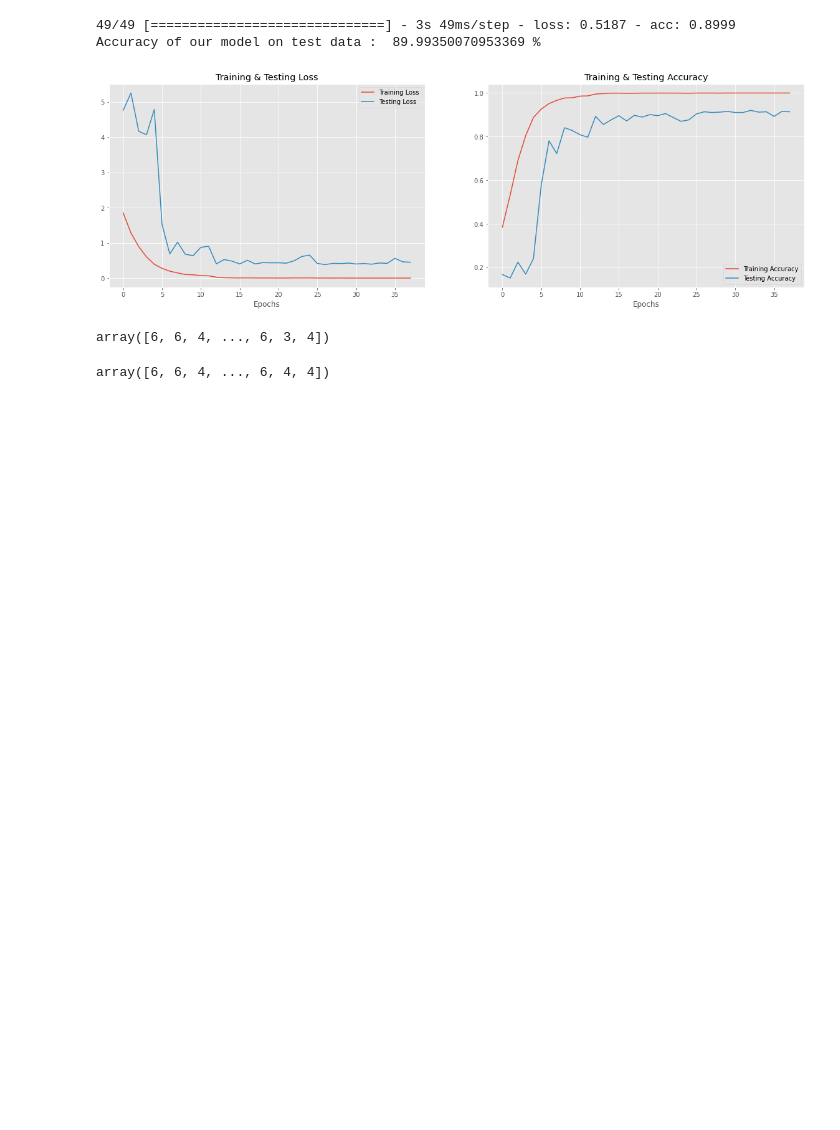
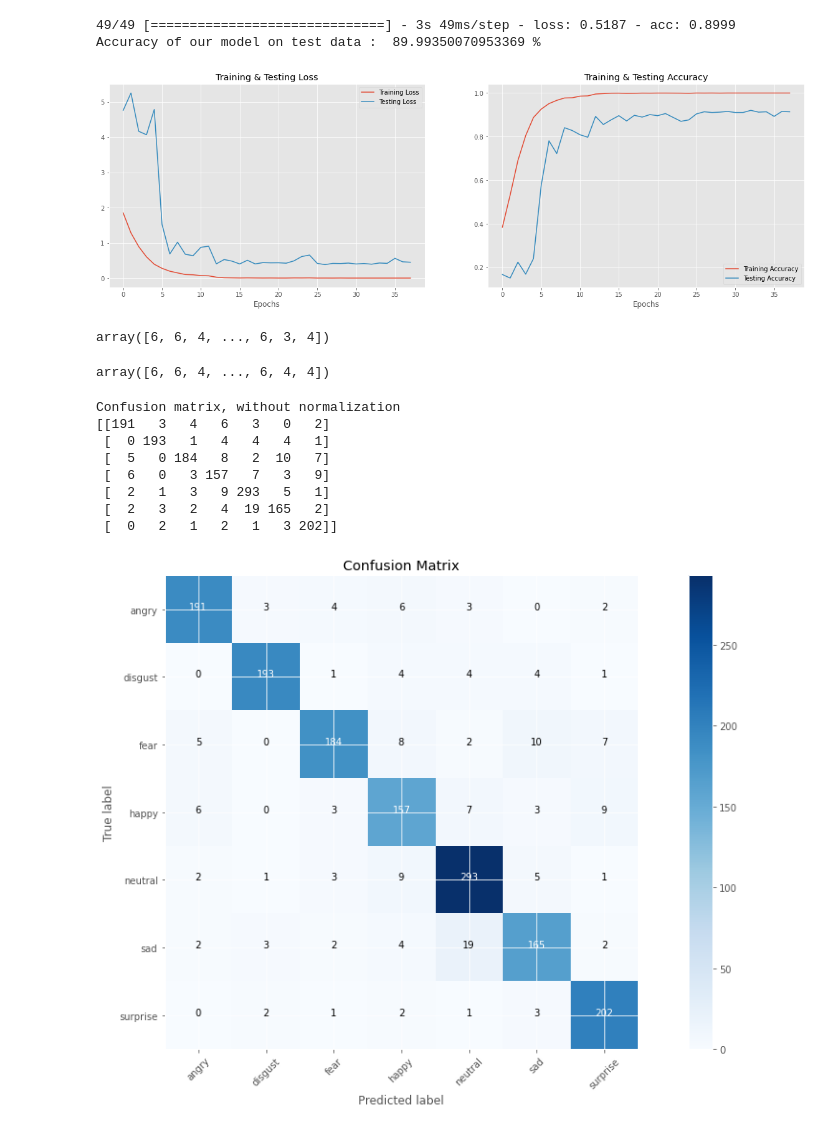
Before and after one commit to rohitrv8922/Speech-Emotion-Recognition, a Jupyter notebook: Speech_Emotion_Recognition.ipynb, the cells around one changed output. Cells and saved outputs as stored; diff of their text form; code cells hidden in the pictures; blank space fills up the shorter version.

```diff
--- a/Speech_Emotion_Recognition.ipynb
+++ b/Speech_Emotion_Recognition.ipynb
@@ -826,3 +826,16 @@ def plot_confusion_matrix(cm, classes,
     plt.tight_layout()
     plt.ylabel('True label')
     plt.xlabel('Predicted label')
+# %%
+cm_plot_labels = ['angry', 'disgust', 'fear', 'happy', 'neutral', 'sad', 'surprise']
+plot_confusion_matrix(cm=cm, classes=cm_plot_labels, title='Confusion Matrix')
+# %% [output]
+Confusion matrix, without normalization
+[[191   3   4   6   3   0   2]
+ [  0 193   1   4   4   4   1]
+ [  5   0 184   8   2  10   7]
+ [  6   0   3 157   7   3   9]
+ [  2   1   3   9 293   5   1]
+ [  2   3   2   4  19 165   2]
+ [  0   2   1   2   1   3 202]]
+[figure, added]
```
Also changed, not shown: parts of 1 cell of this notebook.
